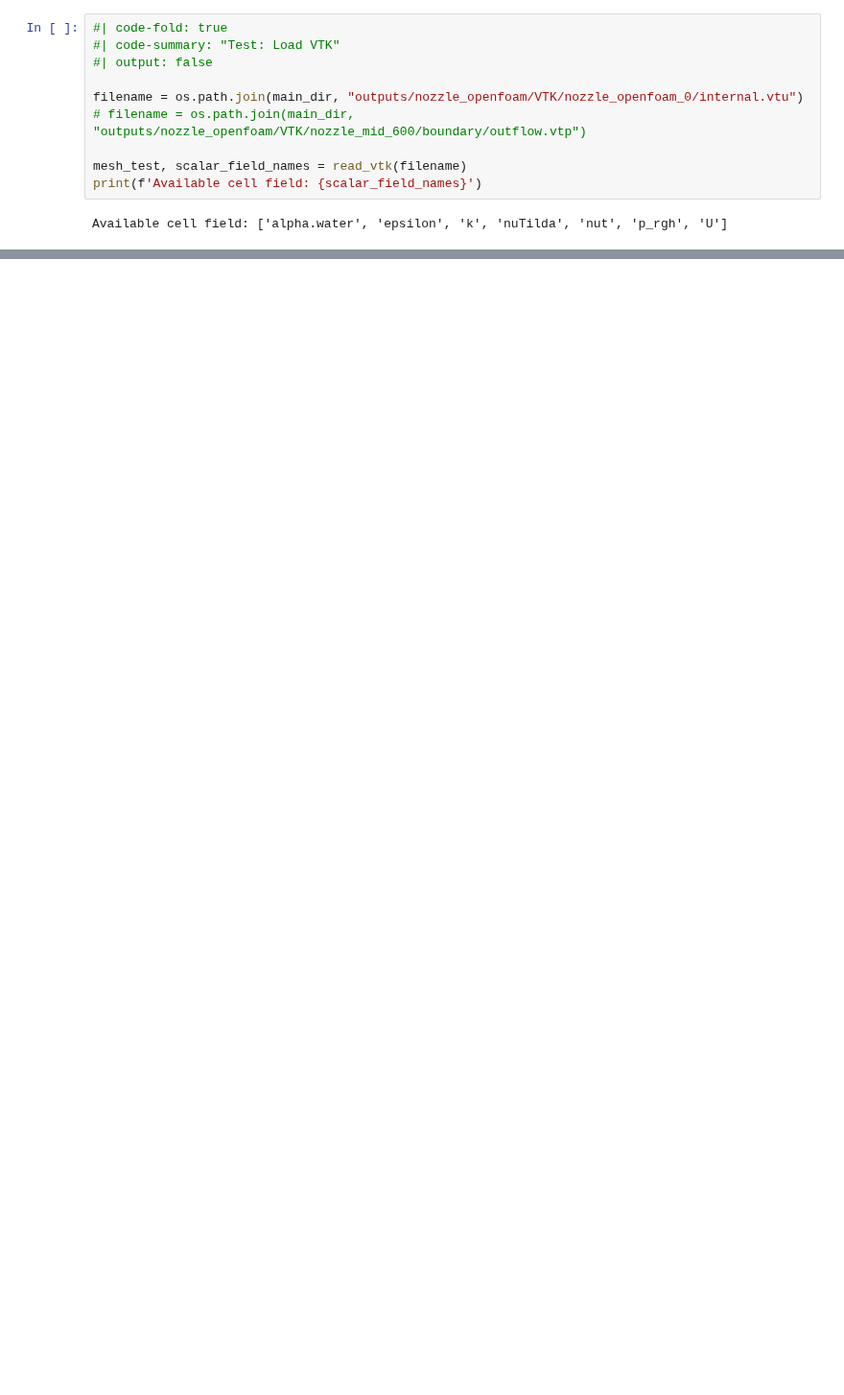
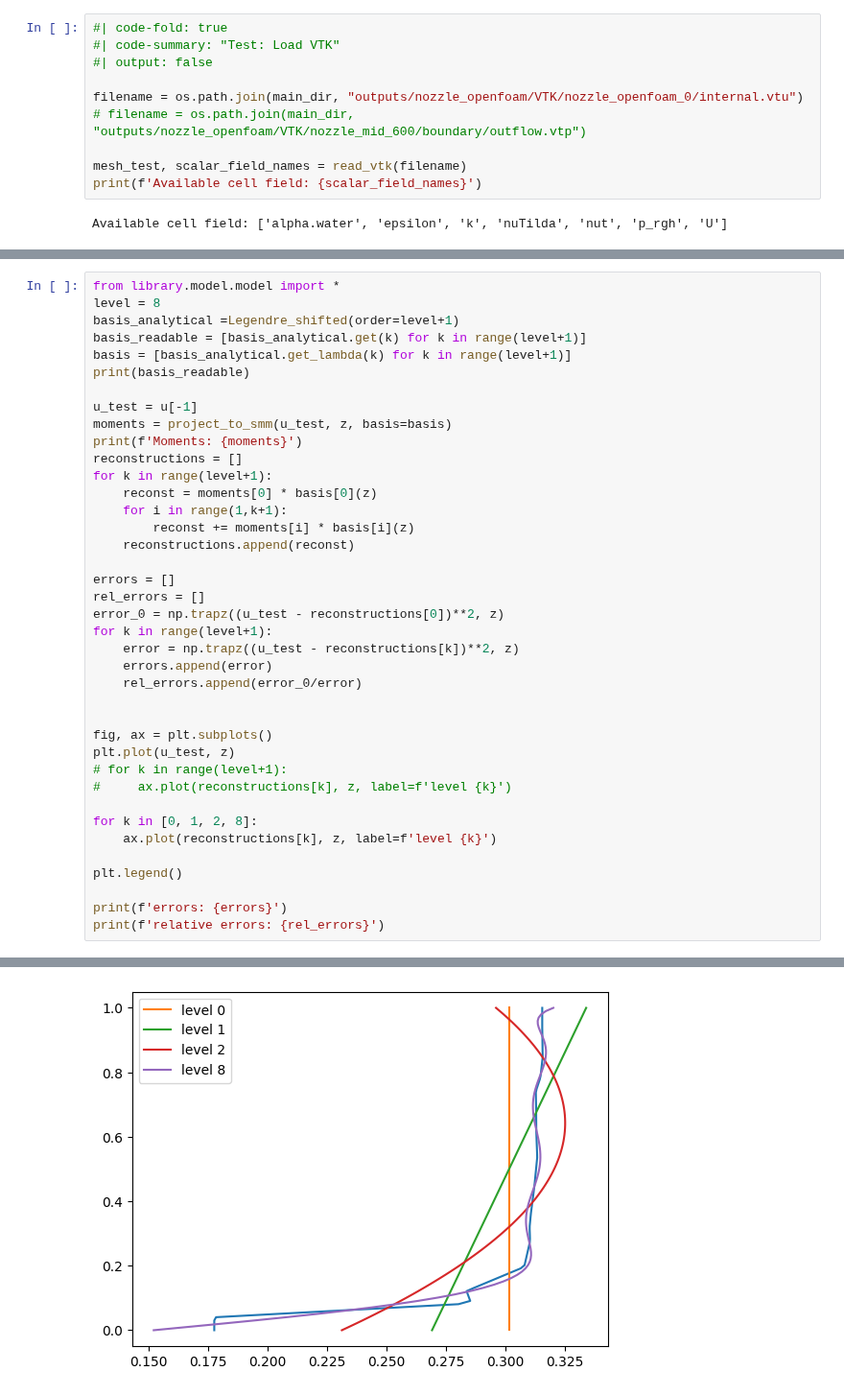
Before and after one commit to mbd-rwth/Zoomy, a Jupyter notebook: docs/problems/11_ijshs.ipynb, the cells around one changed output, grey strips where cells are left out. Shown at 96% size. Drawn from its saved outputs; the diff is of its cells as text; blank space fills up the shorter version.

```diff
--- a/docs/problems/11_ijshs.ipynb
+++ b/docs/problems/11_ijshs.ipynb
@@ -466,0 +178,40 @@ plt.tricontourf(cell_centers[:,0], cell_centers[:,1], field_0, levels=20)
+# %%
+from library.model.model import *
+level = 8
+basis_analytical =Legendre_shifted(order=level+1)
+basis_readable = [basis_analytical.get(k) for k in range(level+1)]
+basis = [basis_analytical.get_lambda(k) for k in range(level+1)]
+print(basis_readable)
+
+u_test = u[-1]
+moments = project_to_smm(u_test, z, basis=basis)
+print(f'Moments: {moments}')
+reconstructions = []
+for k in range(level+1):
+    reconst = moments[0] * basis[0](z)
+    for i in range(1,k+1):
+        reconst += moments[i] * basis[i](z)
+    reconstructions.append(reconst)
+
+errors = []
+rel_errors = []
+error_0 = np.trapz((u_test - reconstructions[0])**2, z)
+for k in range(level+1):
+    error = np.trapz((u_test - reconstructions[k])**2, z)
+    errors.append(error)
+    rel_errors.append(error_0/error)
+
+
+fig, ax = plt.subplots()
+plt.plot(u_test, z)
+# for k in range(level+1):
+#     ax.plot(reconstructions[k], z, label=f'level {k}')
+
+for k in [0, 1, 2, 8]:
+    ax.plot(reconstructions[k], z, label=f'level {k}')
+
+plt.legend()
+
+print(f'errors: {errors}')
+print(f'relative errors: {rel_errors}')
+# %% [output]
@@ -466,0 +223 @@ plt.tricontourf(cell_centers[:,0], cell_centers[:,1], field_0, levels=20)
+[figure, added]
```
Also changed, not shown: parts of 48 cells of this notebook, 11 other files.
